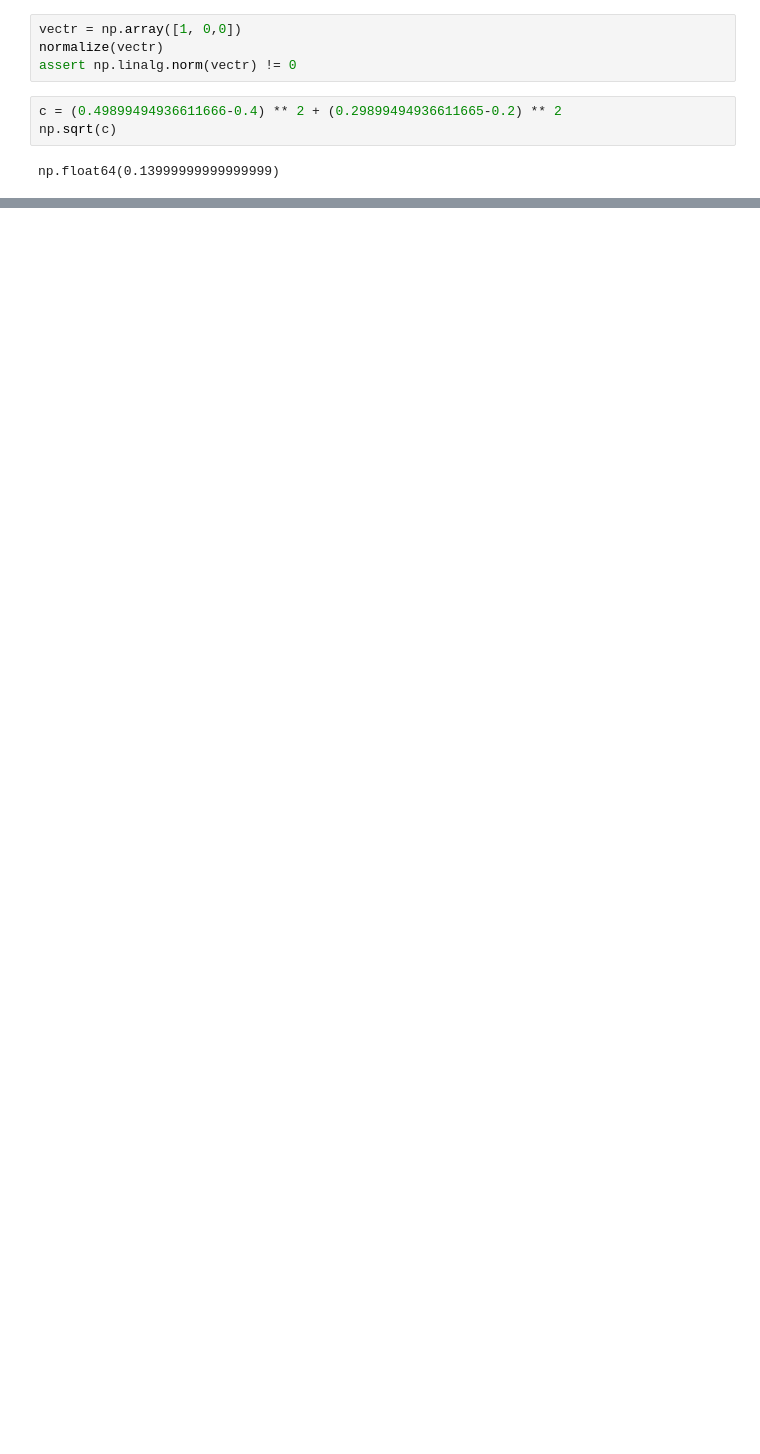
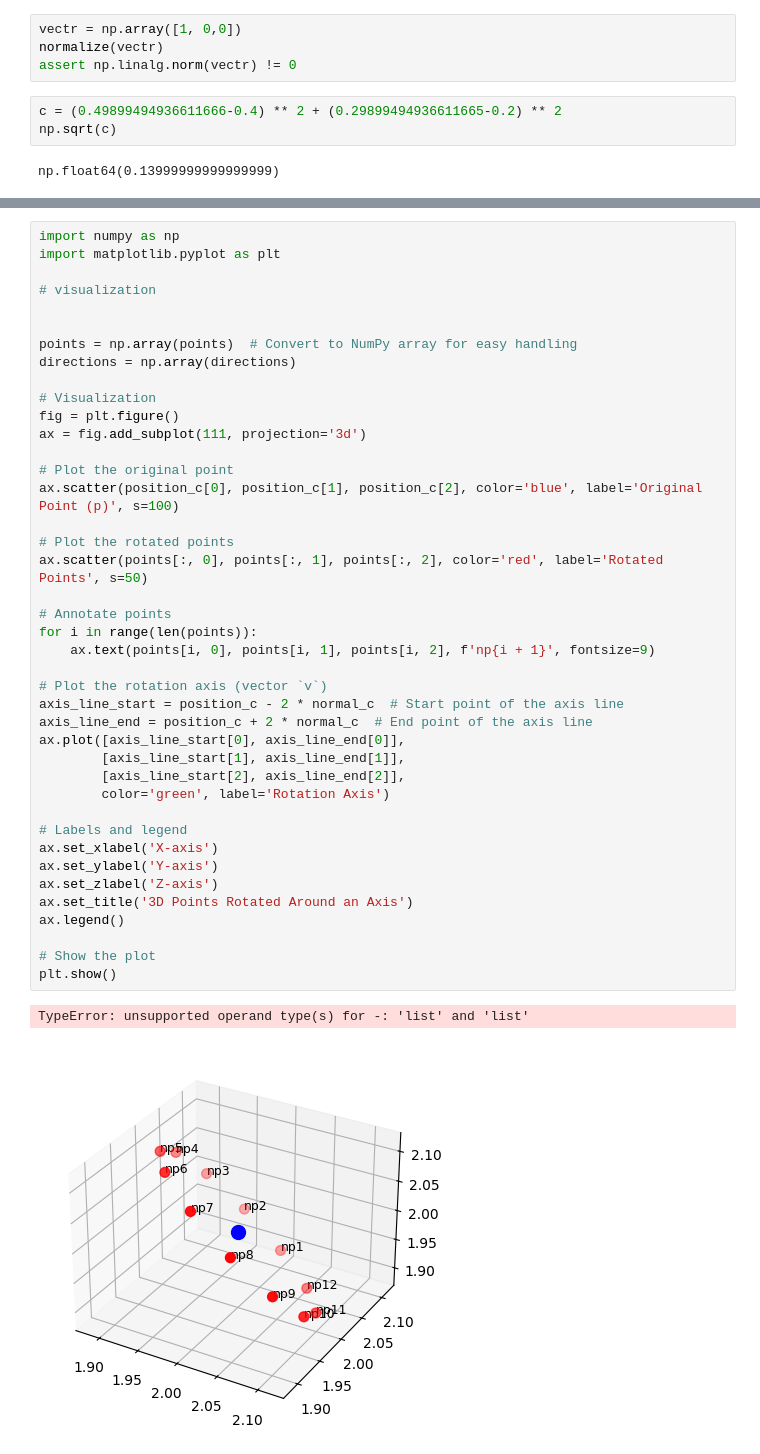
Before and after one commit to Gep54/ROBSemestralka, a Jupyter notebook: TestOffline.ipynb, the cells around one changed output, grey strips where cells are left out. Cells and saved outputs as stored; diff of their text form; blank space fills up the shorter version.

```diff
--- a/TestOffline.ipynb
+++ b/TestOffline.ipynb
@@ -53,0 +128,44 @@ np.float64(0.13999999999999999)
+# %%
+import numpy as np
+import matplotlib.pyplot as plt
+
+# visualization
+
+
+points = np.array(points)  # Convert to NumPy array for easy handling
+directions = np.array(directions)
+
+# Visualization
+fig = plt.figure()
+ax = fig.add_subplot(111, projection='3d')
+
+# Plot the original point
+ax.scatter(position_c[0], position_c[1], position_c[2], color='blue', label='Original Point (p)', s=100)
+
+# Plot the rotated points
+ax.scatter(points[:, 0], points[:, 1], points[:, 2], color='red', label='Rotated Points', s=50)
+
+# Annotate points
+for i in range(len(points)):
+    ax.text(points[i, 0], points[i, 1], points[i, 2], f'np{i + 1}', fontsize=9)
+
+# Plot the rotation axis (vector `v`)
+axis_line_start = position_c - 2 * normal_c  # Start point of the axis line
+axis_line_end = position_c + 2 * normal_c  # End point of the axis line
+ax.plot([axis_line_start[0], axis_line_end[0]],
+        [axis_line_start[1], axis_line_end[1]],
+        [axis_line_start[2], axis_line_end[2]],
+        color='green', label='Rotation Axis')
+
+# Labels and legend
+ax.set_xlabel('X-axis')
+ax.set_ylabel('Y-axis')
+ax.set_zlabel('Z-axis')
+ax.set_title('3D Points Rotated Around an Axis')
+ax.legend()
+
+# Show the plot
+plt.show()
+# %% [output]
+TypeError: unsupported operand type(s) for -: 'list' and 'list'
+[figure, added]
```
Also changed, not shown: parts of 5 cells of this notebook, 2 other files.
